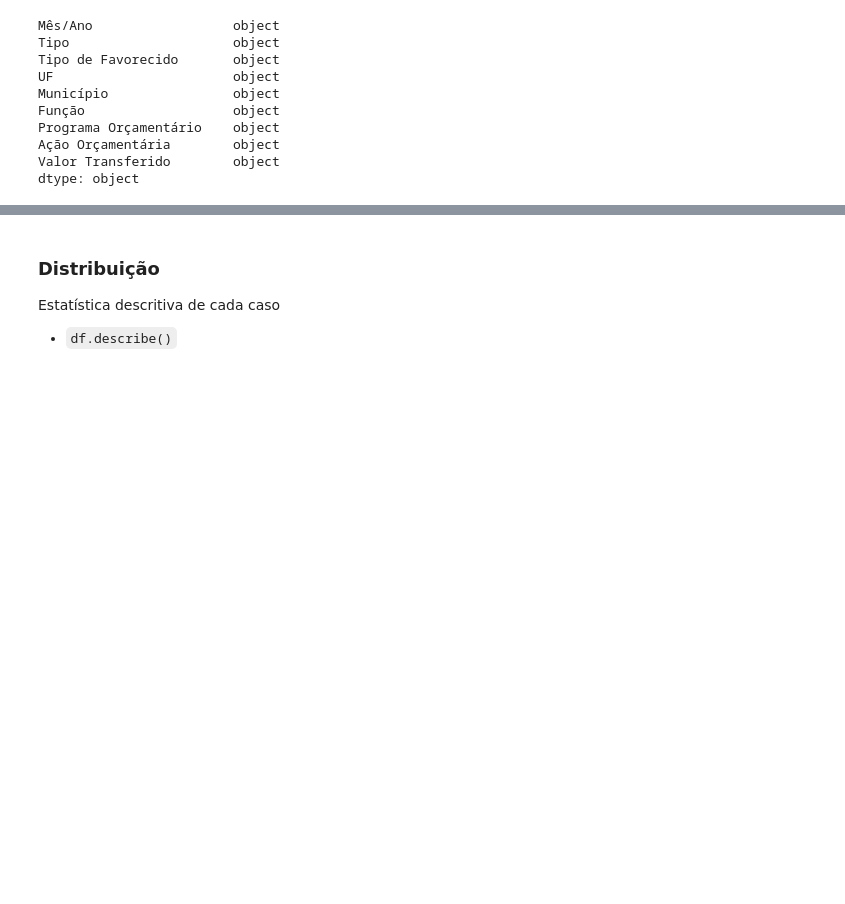
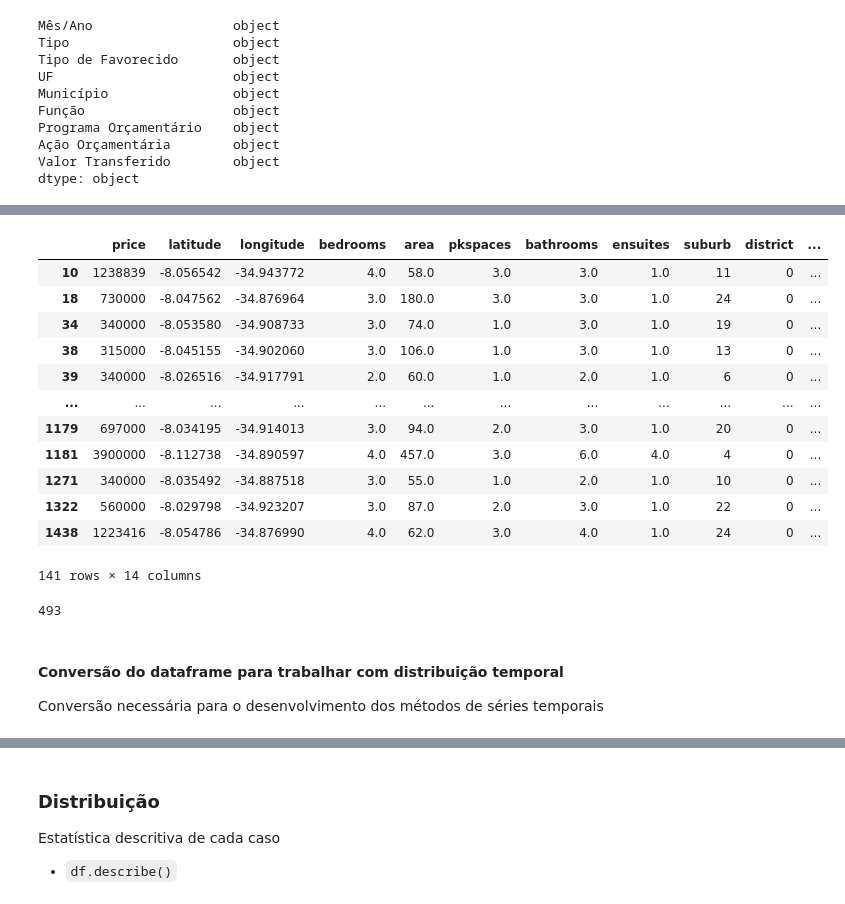
Before and after one commit to marcosw1998/Data-Science, a Jupyter notebook: Analysis_Notebook/covid_spends_brazil.ipynb, the cells around one changed output, grey strips where cells are left out. Drawn from its saved outputs; the diff is of its cells as text; code cells hidden in the pictures; blank space fills up the shorter version.

```diff
--- a/Analysis_Notebook/covid_spends_brazil.ipynb
+++ b/Analysis_Notebook/covid_spends_brazil.ipynb
@@ -274,0 +454,5 @@ Dataset quantidade de casos PE 0
+# %%
+from sklearn.neighbors import LocalOutlierFactor
+clf = LocalOutlierFactor(n_neighbors=10)
+# %%
+scores = clf.fit_predict(invest_covidPe_lof)
@@ -274,0 +500,3 @@ Dataset quantidade de casos PE 0
+# %%
+invest_covidPe_lof['outlier'] = scores
+print(invest_covidPe_lof.head())
@@ -274,0 +512,24 @@ Dataset quantidade de casos PE 0
+# %%
+invest_covidPe_lof[invest_covidPe_lof['outlier'] == -1]
+# %% [output]
+|  | price | latitude | longitude | bedrooms | area | pkspaces | bathrooms | ensuites | suburb | district | ... |
+| 10 | 1238839 | -8.056542 | -34.943772 | 4.0 | 58.0 | 3.0 | 3.0 | 1.0 | 11 | 0 | ... |
+| 18 | 730000 | -8.047562 | -34.876964 | 3.0 | 180.0 | 3.0 | 3.0 | 1.0 | 24 | 0 | ... |
+| 34 | 340000 | -8.053580 | -34.908733 | 3.0 | 74.0 | 1.0 | 3.0 | 1.0 | 19 | 0 | ... |
+| 38 | 315000 | -8.045155 | -34.902060 | 3.0 | 106.0 | 1.0 | 3.0 | 1.0 | 13 | 0 | ... |
+| 39 | 340000 | -8.026516 | -34.917791 | 2.0 | 60.0 | 1.0 | 2.0 | 1.0 | 6 | 0 | ... |
+| ... | ... | ... | ... | ... | ... | ... | ... | ... | ... | ... | ... |
+| 1179 | 697000 | -8.034195 | -34.914013 | 3.0 | 94.0 | 2.0 | 3.0 | 1.0 | 20 | 0 | ... |
+| 1181 | 3900000 | -8.112738 | -34.890597 | 4.0 | 457.0 | 3.0 | 6.0 | 4.0 | 4 | 0 | ... |
+| 1271 | 340000 | -8.035492 | -34.887518 | 3.0 | 55.0 | 1.0 | 2.0 | 1.0 | 10 | 0 | ... |
+| 1322 | 560000 | -8.029798 | -34.923207 | 3.0 | 87.0 | 2.0 | 3.0 | 1.0 | 22 | 0 | ... |
+| 1438 | 1223416 | -8.054786 | -34.876990 | 4.0 | 62.0 | 3.0 | 4.0 | 1.0 | 24 | 0 | ... |
+141 rows × 14 columns
+# %%
+invest_covidPe_lof = invest_covidPe_lof[invest_covidPe_lof['outlier'] != -1]
+len(invest_covidPe_lof)
+# %% [output]
+493
+# %% [markdown]
+#### Conversão do dataframe para trabalhar com distribuição temporal
+Conversão necessária para o desenvolvimento dos métodos de séries temporais
```
Also changed, not shown: parts of 31 cells of this notebook.
